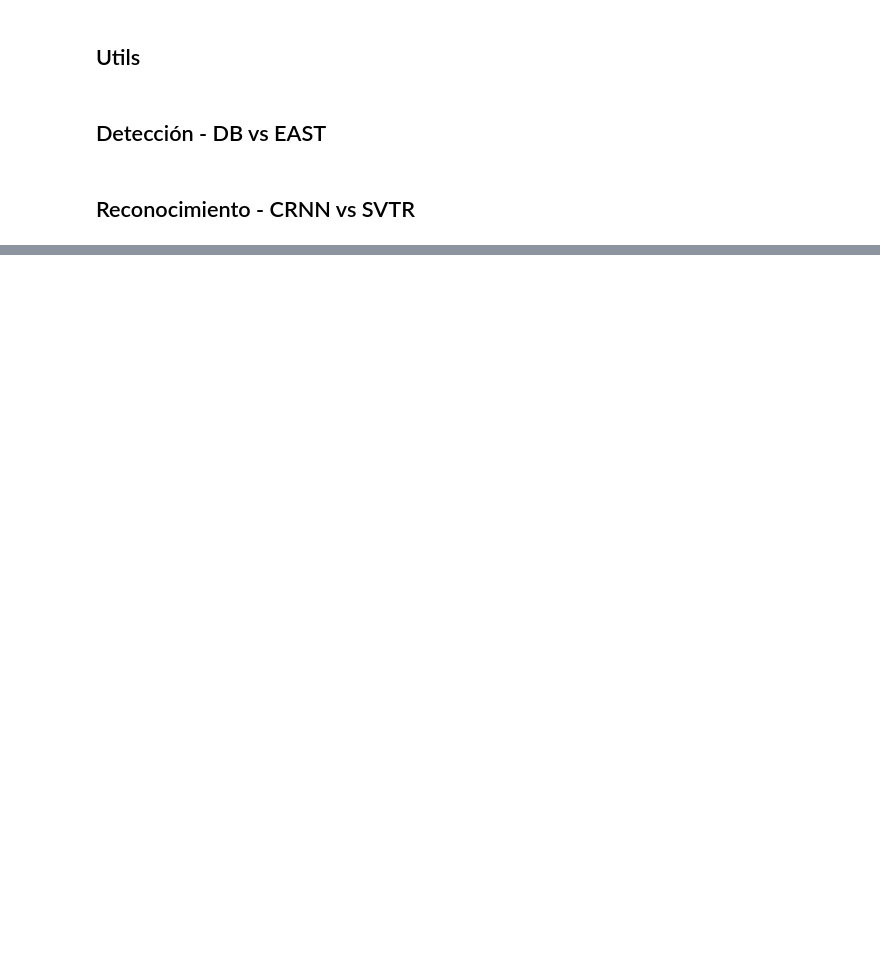
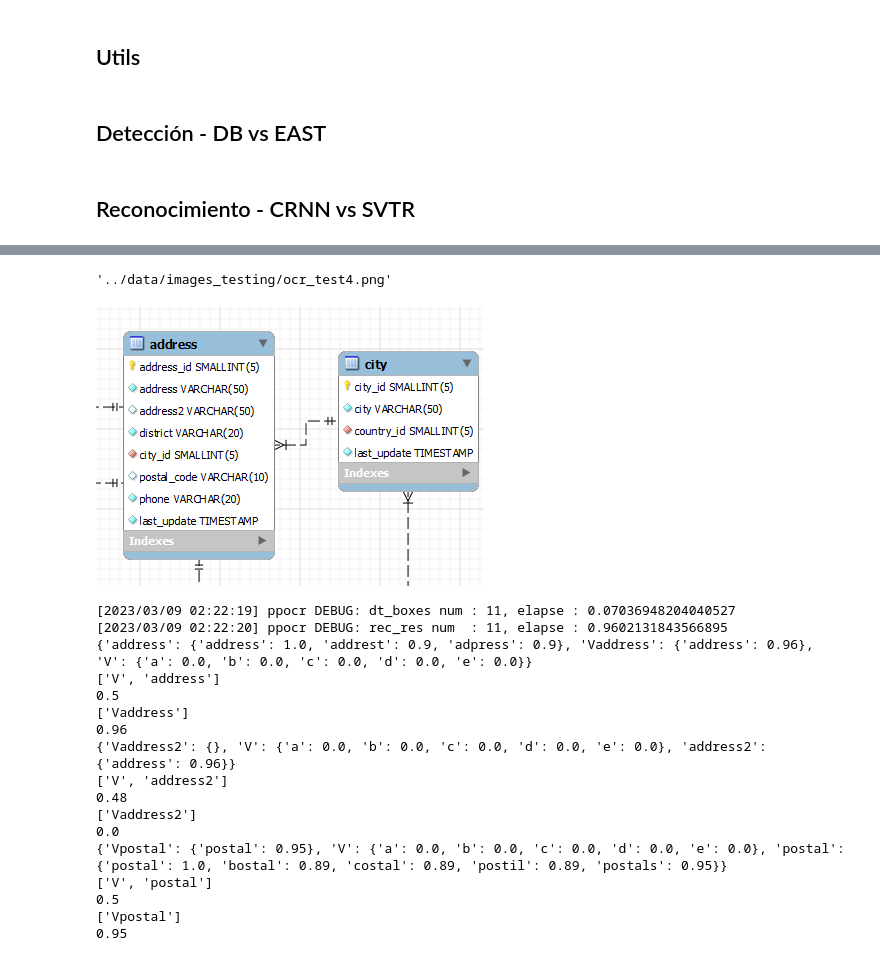
Before and after one commit to IgnacioCazcarra/TFI-Cazcarra, a Jupyter notebook: notebooks/1.7.7-ic-use_different_ocr_algorithms.ipynb, the cells around one changed output, grey strips where cells are left out. Cells and saved outputs as stored; diff of their text form; code cells hidden in the pictures; blank space fills up the shorter version.

```diff
--- a/notebooks/1.7.7-ic-use_different_ocr_algorithms.ipynb
+++ b/notebooks/1.7.7-ic-use_different_ocr_algorithms.ipynb
@@ -210,30 +192,50 @@ ocr = PaddleOCR(lang="en")
 # %%
 all_imgs = {}
 
 where_to_search = ["/home/nacho/TFI-Cazcarra/data/csv/train_diagramas_2023.csv",
                   "/home/nacho/TFI-Cazcarra/data/csv/test_diagramas_2023.csv"]
 
 
-for img_path in FILES:
+for img_path in FILES[3:4]:
     img = Image.open(img_path).convert("RGB")
     display(img_path, img)
     img_arr = img if isinstance(img, np.ndarray) else np.array(img)
     tablas, cardinalidades = get_tablas(map_files[img_path], where_to_search)
     results_img = []
     tablas_dict_svtr = {}
     tablas_dict_crnn = {}
 
-    preds = predict_ocr(img_arr, tablas, ocr, scale_percent=150)[0]
+    preds = predict_ocr(img_arr, tablas[:1], ocr, scale_percent=150)[0]
 
     all_texts = []
     for k in preds.keys():
         text = [k]
         for k,v in preds[k].items():
             text.append(k)
             text.append(v)
         text.append("Indexes")
         all_texts.append(text)
     all_imgs[img_path] = all_texts
+# %% [output]
+'../data/images_testing/ocr_test4.png'
+[figure, added]
+[2023/03/09 02:22:19] ppocr DEBUG: dt_boxes num : 11, elapse : 0.07036948204040527
+[2023/03/09 02:22:20] ppocr DEBUG: rec_res num  : 11, elapse : 0.9602131843566895
+{'address': {'address': 1.0, 'addrest': 0.9, 'adpress': 0.9}, 'Vaddress': {'address': 0.96}, 'V': {'a': 0.0, 'b': 0.0, 'c': 0.0, 'd': 0.0, 'e': 0.0}}
+['V', 'address']
+0.5
+['Vaddress']
+0.96
+{'Vaddress2': {}, 'V': {'a': 0.0, 'b': 0.0, 'c': 0.0, 'd': 0.0, 'e': 0.0}, 'address2': {'address': 0.96}}
+['V', 'address2']
+0.48
+['Vaddress2']
+0.0
+{'Vpostal': {'postal': 0.95}, 'V': {'a': 0.0, 'b': 0.0, 'c': 0.0, 'd': 0.0, 'e': 0.0}, 'postal': {'postal': 1.0, 'bostal': 0.89, 'costal': 0.89, 'postil': 0.89, 'postals': 0.95}}
+['V', 'postal']
+0.5
+['Vpostal']
+0.95
 # %%
 all_ocrs = []
 
```
Also changed, not shown: parts of 6 cells of this notebook, 7 other files.
